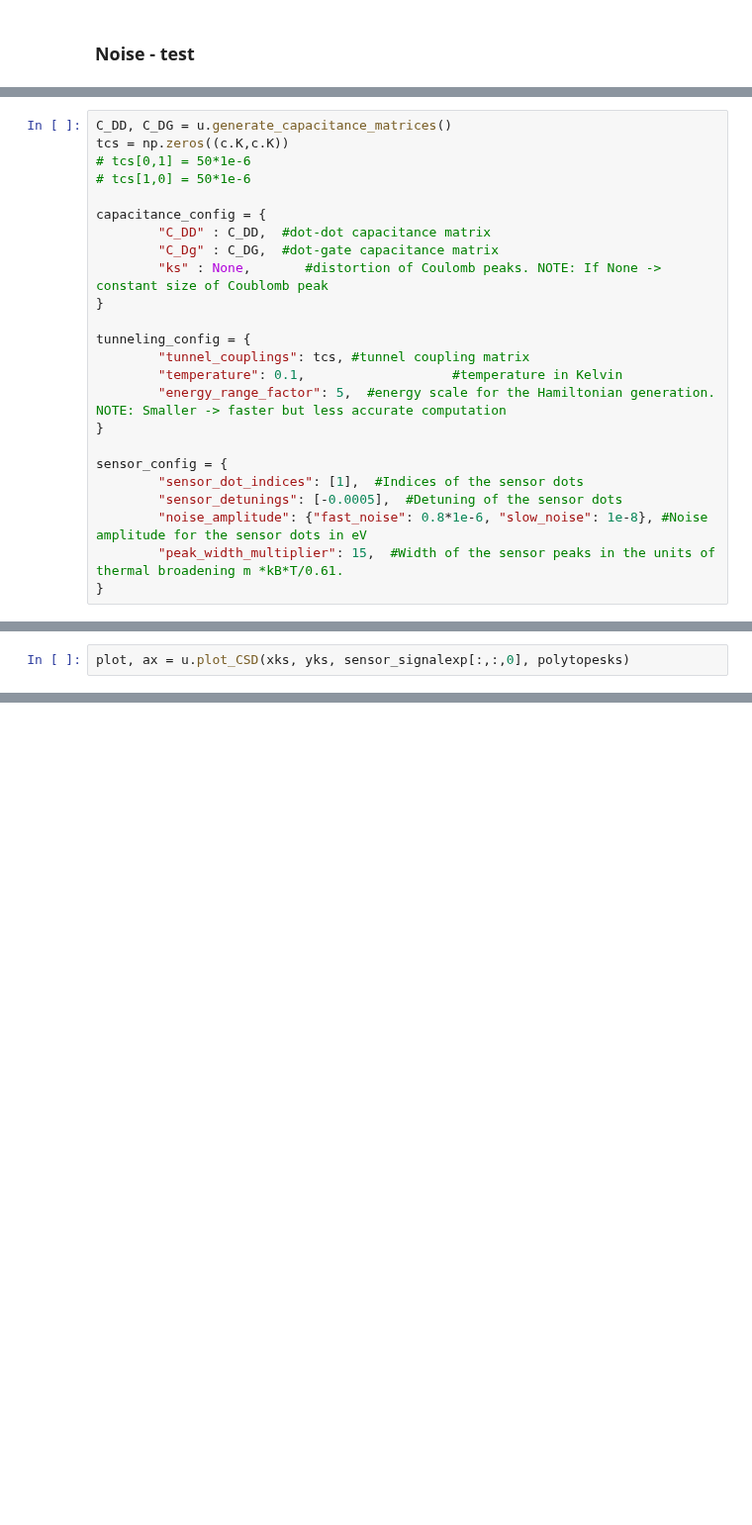
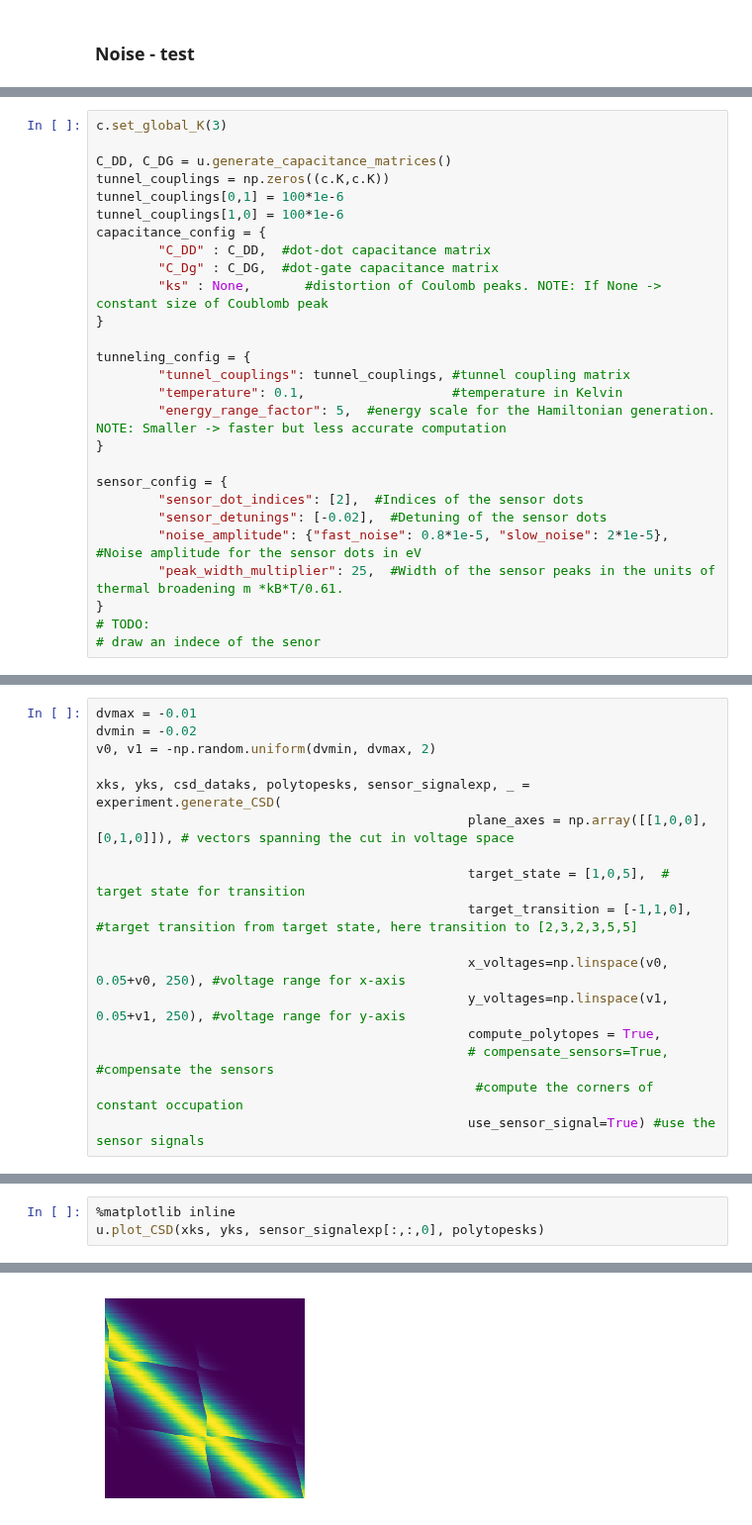
Before and after one commit to KREFT-QS-13/learning-QDs-parameters, a Jupyter notebook: example.ipynb, the cells around one changed output, grey strips where cells are left out. Shown at 99% size. Drawn from its saved outputs; the diff is of its cells as text; blank space fills up the shorter version.

Commit message:
Sensor test works

```diff
--- a/example.ipynb
+++ b/example.ipynb
@@ -198,9 +196,10 @@ c.set_global_K(3)
 # %%
+c.set_global_K(3)
+
 C_DD, C_DG = u.generate_capacitance_matrices()
-tcs = np.zeros((c.K,c.K))
-# tcs[0,1] = 50*1e-6
-# tcs[1,0] = 50*1e-6
-
+tunnel_couplings = np.zeros((c.K,c.K))
+tunnel_couplings[0,1] = 100*1e-6
+tunnel_couplings[1,0] = 100*1e-6
 capacitance_config = {
         "C_DD" : C_DD,  #dot-dot capacitance matrix
         "C_Dg" : C_DG,  #dot-gate capacitance matrix
@@ -208,17 +207,19 @@ capacitance_config = {
 }
 
 tunneling_config = {
-        "tunnel_couplings": tcs, #tunnel coupling matrix
+        "tunnel_couplings": tunnel_couplings, #tunnel coupling matrix
         "temperature": 0.1,                   #temperature in Kelvin
         "energy_range_factor": 5,  #energy scale for the Hamiltonian generation. NOTE: Smaller -> faster but less accurate computation
 }
 
 sensor_config = {
-        "sensor_dot_indices": [1],  #Indices of the sensor dots
-        "sensor_detunings": [-0.0005],  #Detuning of the sensor dots
-        "noise_amplitude": {"fast_noise": 0.8*1e-6, "slow_noise": 1e-8}, #Noise amplitude for the sensor dots in eV
-        "peak_width_multiplier": 15,  #Width of the sensor peaks in the units of thermal broadening m *kB*T/0.61.
+        "sensor_dot_indices": [2],  #Indices of the sensor dots
+        "sensor_detunings": [-0.02],  #Detuning of the sensor dots
+        "noise_amplitude": {"fast_noise": 0.8*1e-5, "slow_noise": 2*1e-5}, #Noise amplitude for the sensor dots in eV
+        "peak_width_multiplier": 25,  #Width of the sensor peaks in the units of thermal broadening m *kB*T/0.61.
 }
+# TODO:
+# draw an indece of the senor
 # %%
 experiment = Experiment(capacitance_config=capacitance_config,
                         tunneling_config=tunneling_config,
@@ -251,0 +245,17 @@ xks, yks, csd_dataks, polytopesks, sensor_signalexp, _ = experiment.generate_CSD
+# %%
+dvmax = -0.01
+dvmin = -0.02
+v0, v1 = -np.random.uniform(dvmin, dvmax, 2)
+
+xks, yks, csd_dataks, polytopesks, sensor_signalexp, _ = experiment.generate_CSD(
+                                                plane_axes = np.array([[1,0,0],[0,1,0]]), # vectors spanning the cut in voltage space
+
+                                                target_state = [1,0,5],  # target state for transition
+                                                target_transition = [-1,1,0], #target transition from target state, here transition to [2,3,2,3,5,5]
+
+                                                x_voltages=np.linspace(v0, 0.05+v0, 250), #voltage range for x-axis
+                                                y_voltages=np.linspace(v1, 0.05+v1, 250), #voltage range for y-axis
+                                                compute_polytopes = True,
+                                                # compensate_sensors=True, #compensate the sensors
+                                                 #compute the corners of constant occupation
+                                                use_sensor_signal=True) #use the sensor signals
@@ -252,2 +264,4 @@ xks, yks, csd_dataks, polytopesks, sensor_signalexp, _ = experiment.generate_CSD
 # %%
-plot, ax = u.plot_CSD(xks, yks, sensor_signalexp[:,:,0], polytopesks)
+%matplotlib inline
+u.plot_CSD(xks, yks, sensor_signalexp[:,:,0], polytopesks)
+# %% [output]
@@ -253,0 +269 @@ plot, ax = u.plot_CSD(xks, yks, sensor_signalexp[:,:,0], polytopesks)
+[figure, added]
```
Also changed, not shown: parts of 7 cells of this notebook, 1 other file.
